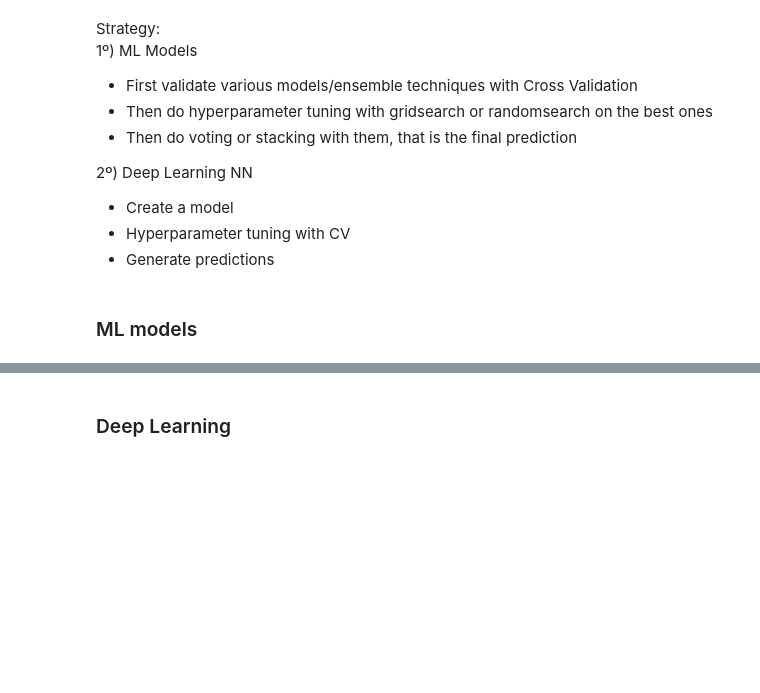
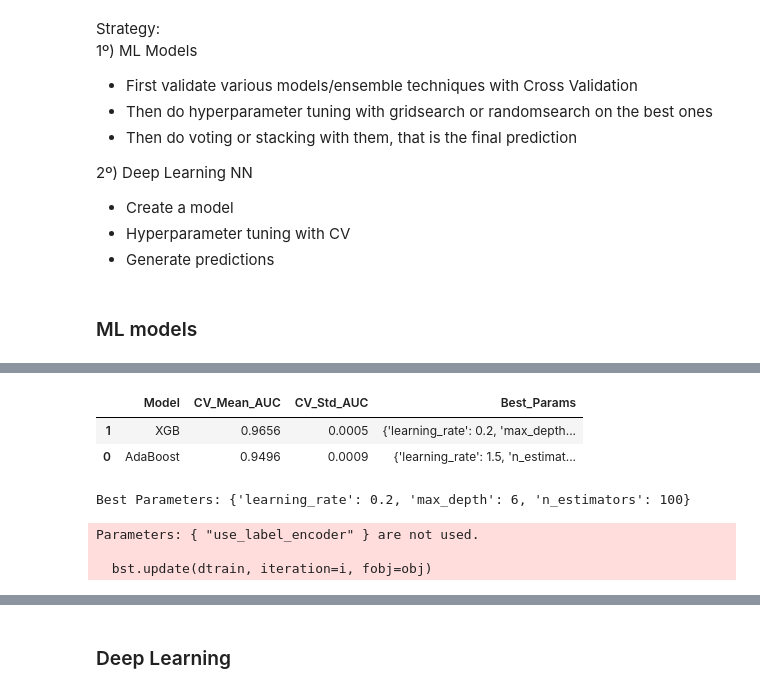
Before and after one commit to joseantonio002/kaggle, a Jupyter notebook: playground_series/binary_classification_with_bank_dataset/bc_bank.ipynb, the cells around one changed output, grey strips where cells are left out. Saved outputs shown, nothing was run; the diff lists cells and outputs as text; code cells hidden in the pictures; blank space fills up the shorter version.

```diff
--- a/playground_series/binary_classification_with_bank_dataset/bc_bank.ipynb
+++ b/playground_series/binary_classification_with_bank_dataset/bc_bank.ipynb
@@ -370,0 +464,25 @@ Best cross-validation score: 0.607023092853116
+# %%
+results_df[['Model', 'CV_Mean_AUC', 'CV_Std_AUC', 'Best_Params']]
+# %% [output]
+|  | Model | CV_Mean_AUC | CV_Std_AUC | Best_Params |
+| 1 | XGB | 0.9656 | 0.0005 | {'learning_rate': 0.2, 'max_depth... |
+| 0 | AdaBoost | 0.9496 | 0.0009 | {'learning_rate': 1.5, 'n_estimat... |
+# %%
+# 1. Extract best parameters (you already did this)
+best_params = results_df.loc[results_df['Model'] == 'XGB', 'Best_Params'].iloc[0]
+print("Best Parameters:", best_params)
+
+# 2. Create the best XGBoost model using those parameters
+best_xgb_model = XGBClassifier(**best_params, use_label_encoder=False, eval_metric='logloss')
+
+# 3. Fit the model on your full training data
+best_xgb_model.fit(X, y)  # X_train, y_train are your training features and labels
+
+# 4. Make predictions
+y_pred = best_xgb_model.predict(test_f)                    # Predicted classes
+y_pred_proba = best_xgb_model.predict_proba(test_f)[:, 1]  # Predicted probabilities (for AUC/ROC)
+# %% [output]
+Best Parameters: {'learning_rate': 0.2, 'max_depth': 6, 'n_estimators': 100}
+Parameters: { "use_label_encoder" } are not used.
+
+  bst.update(dtrain, iteration=i, fobj=obj)
```
Also changed, not shown: parts of 8 cells of this notebook, 1 other file.
